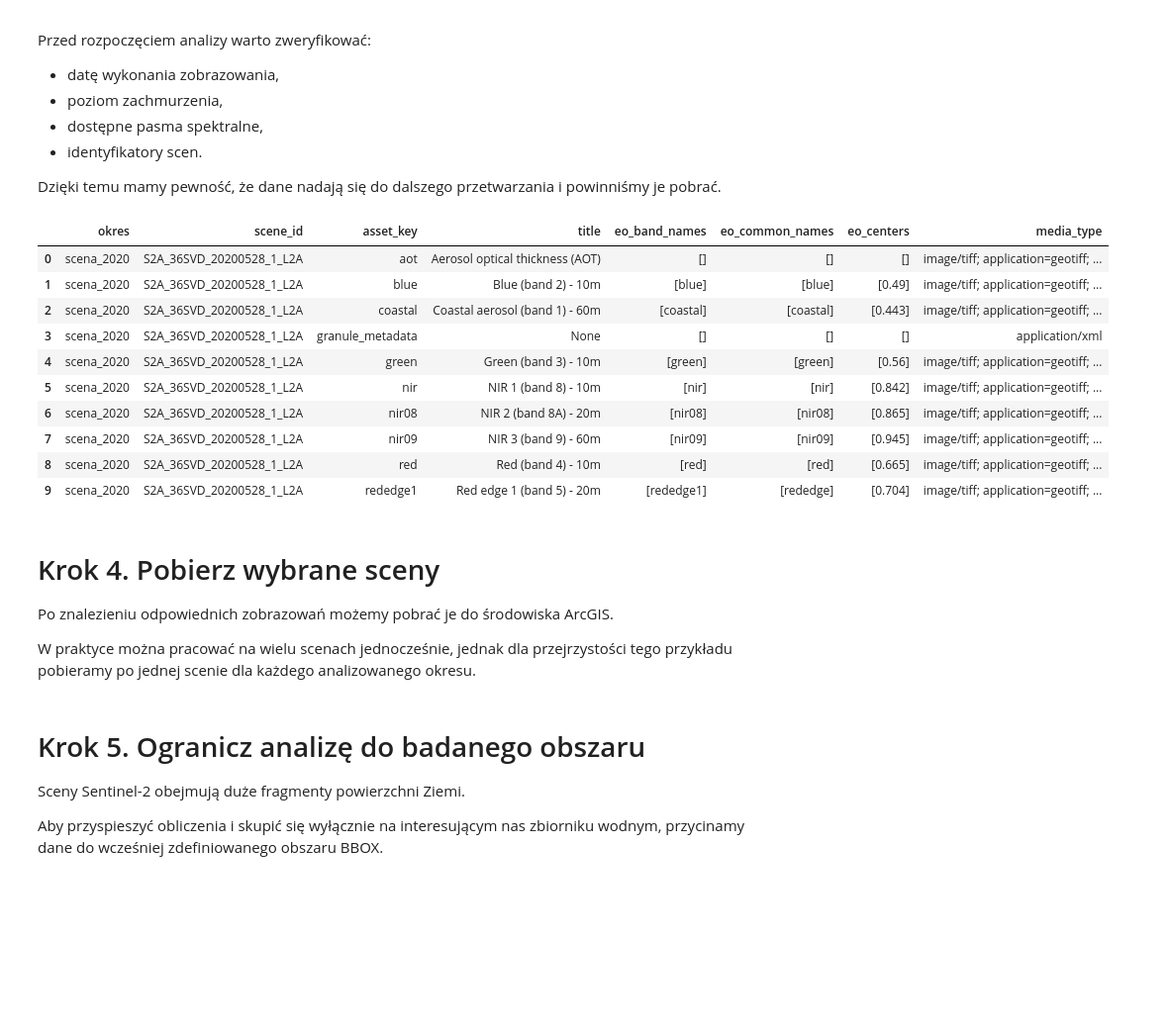
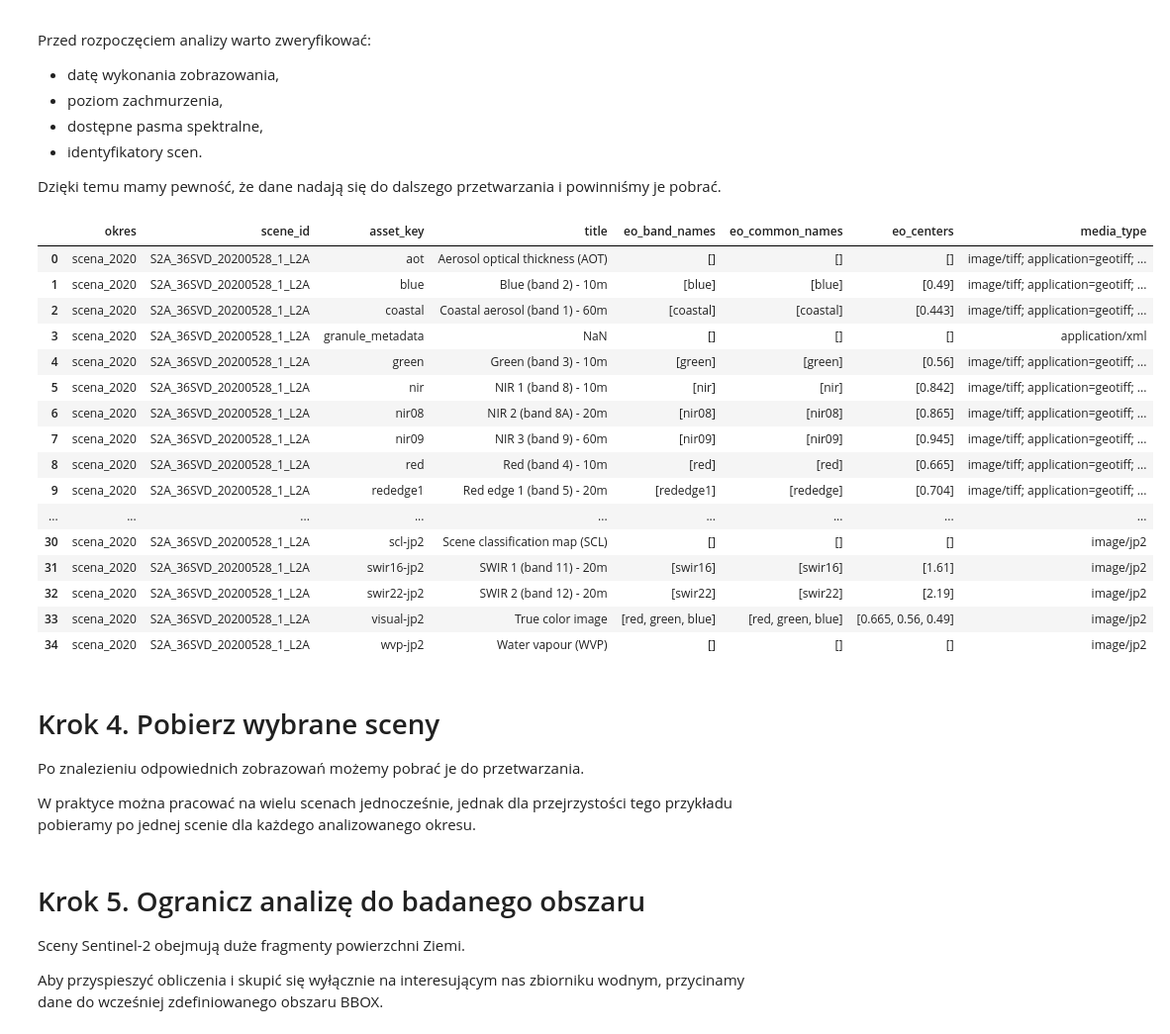
Before and after one commit to eskwarczek/SG_toolbox, a Jupyter notebook: projekt2_woda_Zuza.ipynb, the cells around one changed output. Shown at 99% size. Drawn from its saved outputs; the diff is of its cells as text; code cells hidden in the pictures; blank space fills up the shorter version.

```diff
--- a/projekt2_woda_Zuza.ipynb
+++ b/projekt2_woda_Zuza.ipynb
@@ -133,7 +130,7 @@ Dla obszaru Cypru kluczowe jest wykorzystanie tych danych do śledzenia dynamiki
 # inicjalizacja klienta STAC (Earth Search AWS)
 catalog = Client.open("https://earth-search.aws.element84.com/v1")
 
-# słownik do przechowywania wyników wyszukiwania dla obu okresów
+# słownik do przechowywania wyników wyszukiwania dla kolejnych okresów
 queries = {"scena_2020": date_range_1,
            "scena_2023": date_range_2,
            "scena_2025": date_range_3}
@@ -141,7 +138,7 @@ queries = {"scena_2020": date_range_1,
 all_assets_rows = []
 found_scene_ids = []
 
-# pętla iterująca po obu okresach czasowych
+# pętla iterująca po okresach czasowych
 for period_name, date_range in queries.items():
     search = catalog.search(
         collections=["sentinel-2-l2a"],
@@ -155,7 +152,7 @@ for period_name, date_range in queries.items():
     found_scene_ids.append(item.id)
 
     print(
-        f"{period_name}: znaleziona scena ID: {item.id}, data: {item.datetime}, zachmurzenie: {item.properties.get('eo:cloud_cover')}%\n"
+        f"znaleziona scena dla {period_name}: ID: {item.id}, data: {item.datetime}, zachmurzenie: {item.properties.get('eo:cloud_cover')}%"
     )
 
     # ekstrakcja metadanych assetów (pasm) dla znalezionej sceny
@@ -201,37 +195,43 @@ Dzięki temu mamy pewność, że dane nadają się do dalszego przetwarzania i p
 # %%
 # tworzenie zbiorczego DataFrame
 assets_df = pd.DataFrame(all_assets_rows)
 
-# wyświetlenie odfiltrowanych, najważniejszych kolumn (dodana kolumna 'okres' i 'scene_id')
+# wyświetlenie najważniejszych kolumn
 display_cols = [
     "okres",
     "scene_id",
     "asset_key",
     "title",
     "eo_band_names",
     "eo_common_names",
     "eo_centers",
     "media_type",
 ]
 
 assets_df_filtered = assets_df[display_cols]
-assets_df_filtered.head(10)
+assets_df_filtered.head(35)
 # %% [output]
 |  | okres | scene_id | asset_key | title | eo_band_names | eo_common_names | eo_centers | media_type |
 | 0 | scena_2020 | S2A_36SVD_20200528_1_L2A | aot | Aerosol optical thickness (AOT) | [] | [] | [] | image/tiff; application=geotiff; ... |
 | 1 | scena_2020 | S2A_36SVD_20200528_1_L2A | blue | Blue (band 2) - 10m | [blue] | [blue] | [0.49] | image/tiff; application=geotiff; ... |
 | 2 | scena_2020 | S2A_36SVD_20200528_1_L2A | coastal | Coastal aerosol (band 1) - 60m | [coastal] | [coastal] | [0.443] | image/tiff; application=geotiff; ... |
-| 3 | scena_2020 | S2A_36SVD_20200528_1_L2A | granule_metadata | None | [] | [] | [] | application/xml |
+| 3 | scena_2020 | S2A_36SVD_20200528_1_L2A | granule_metadata | NaN | [] | [] | [] | application/xml |
 | 4 | scena_2020 | S2A_36SVD_20200528_1_L2A | green | Green (band 3) - 10m | [green] | [green] | [0.56] | image/tiff; application=geotiff; ... |
 | 5 | scena_2020 | S2A_36SVD_20200528_1_L2A | nir | NIR 1 (band 8) - 10m | [nir] | [nir] | [0.842] | image/tiff; application=geotiff; ... |
 | 6 | scena_2020 | S2A_36SVD_20200528_1_L2A | nir08 | NIR 2 (band 8A) - 20m | [nir08] | [nir08] | [0.865] | image/tiff; application=geotiff; ... |
 | 7 | scena_2020 | S2A_36SVD_20200528_1_L2A | nir09 | NIR 3 (band 9) - 60m | [nir09] | [nir09] | [0.945] | image/tiff; application=geotiff; ... |
 | 8 | scena_2020 | S2A_36SVD_20200528_1_L2A | red | Red (band 4) - 10m | [red] | [red] | [0.665] | image/tiff; application=geotiff; ... |
 | 9 | scena_2020 | S2A_36SVD_20200528_1_L2A | rededge1 | Red edge 1 (band 5) - 20m | [rededge1] | [rededge] | [0.704] | image/tiff; application=geotiff; ... |
+| ... | ... | ... | ... | ... | ... | ... | ... | ... |
+| 30 | scena_2020 | S2A_36SVD_20200528_1_L2A | scl-jp2 | Scene classification map (SCL) | [] | [] | [] | image/jp2 |
+| 31 | scena_2020 | S2A_36SVD_20200528_1_L2A | swir16-jp2 | SWIR 1 (band 11) - 20m | [swir16] | [swir16] | [1.61] | image/jp2 |
+| 32 | scena_2020 | S2A_36SVD_20200528_1_L2A | swir22-jp2 | SWIR 2 (band 12) - 20m | [swir22] | [swir22] | [2.19] | image/jp2 |
+| 33 | scena_2020 | S2A_36SVD_20200528_1_L2A | visual-jp2 | True color image | [red, green, blue] | [red, green, blue] | [0.665, 0.56, 0.49] | image/jp2 |
+| 34 | scena_2020 | S2A_36SVD_20200528_1_L2A | wvp-jp2 | Water vapour (WVP) | [] | [] | [] | image/jp2 |
 # %% [markdown]
 # Krok 4. Pobierz wybrane sceny
 
-Po znalezieniu odpowiednich zobrazowań możemy pobrać je do środowiska ArcGIS.
+Po znalezieniu odpowiednich zobrazowań możemy pobrać je do przetwarzania.
 
 W praktyce można pracować na wielu scenach jednocześnie, jednak dla przejrzystości tego przykładu pobieramy po jednej scenie dla każdego analizowanego okresu.
 # %%
```
Also changed, not shown: parts of 15 cells of this notebook.
